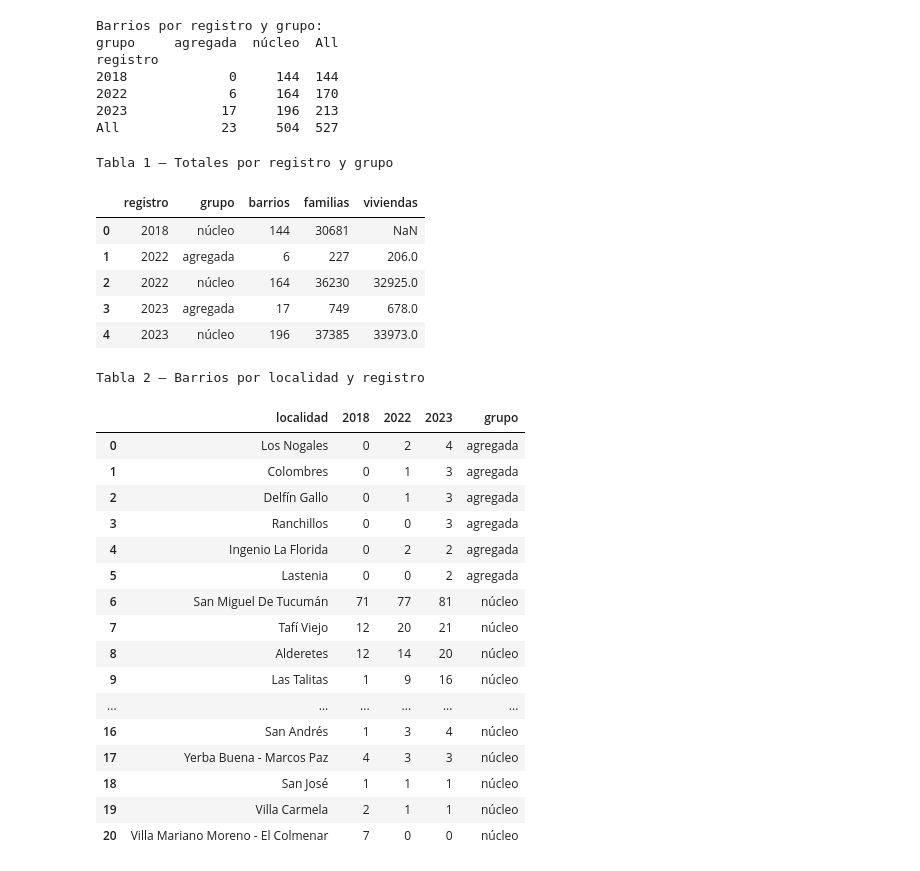
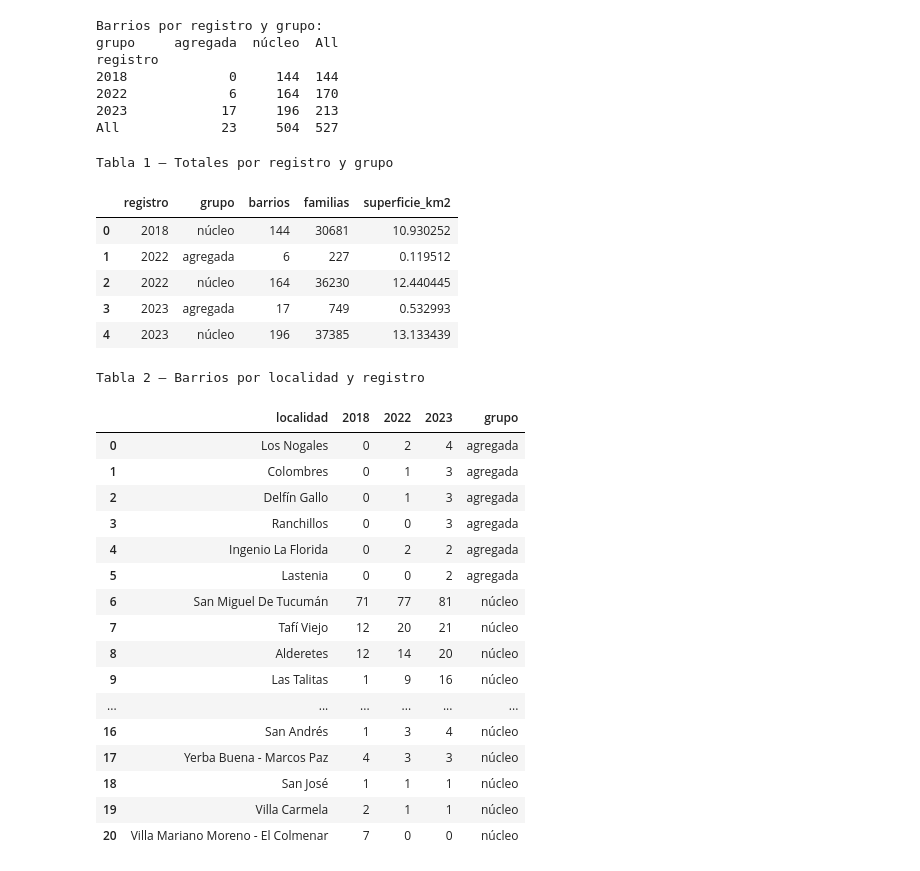
Before and after one commit to Camilamop/RENABAP, a Jupyter notebook: renabap.ipynb, the cells around one changed output. Drawn from its saved outputs; the diff is of its cells as text; code cells hidden in the pictures.

```diff
--- a/renabap.ipynb
+++ b/renabap.ipynb
@@ -689,40 +719,44 @@ from google.colab import data_table
 from IPython.display import display
 
 agg = {"barrios": ("id_renabap", "count"), "familias": ("cant_familias", "sum")}
 if "cant_viviendas" in df.columns:
     agg["viviendas"] = ("cant_viviendas", "sum")
 
+agg = {"barrios": ("id_renabap", "count"),
+       "familias": ("cant_familias", "sum"),
+       "superficie_km2": ("superficie_km2", "sum")}
+
 resumen = df.groupby(["registro", "grupo"]).agg(**agg)
-if "viviendas" in resumen.columns:                     # 2018 no releva viviendas
+if "viviendas" in resumen.columns:
     cobertura = df.groupby("registro")["cant_viviendas"].apply(lambda s: s.notna().any())
     for reg, hay in cobertura.items():
         if not hay:
             resumen.loc[(reg, slice(None)), "viviendas"] = np.nan
 
 # --- Tabla 1: Totales por registro y grupo ---
 tabla_totales = resumen.reset_index()
 print("Tabla 1 — Totales por registro y grupo")
 display(data_table.DataTable(tabla_totales, include_index=False))
 
 # --- Tabla 2: Barrios por localidad y registro ---
 sin_loc = _loc_norm == ""
 pivot_barrios = df[~sin_loc].pivot_table(index="localidad", columns="registro",
                                          values="id_renabap", aggfunc="count", fill_value=0)
 pivot_barrios.columns = [str(c) for c in pivot_barrios.columns]
 pivot_barrios["grupo"] = np.where(pivot_barrios.index.map(normalizar).isin(_agregadas),
                                   "agregada", "núcleo")
 tabla_localidad = pivot_barrios.sort_values(["grupo", pivot_barrios.columns[-2]],
                                             ascending=[True, False]).reset_index()
 print("Tabla 2 — Barrios por localidad y registro")
 display(data_table.DataTable(tabla_localidad, include_index=False))
 # %% [output]
 Tabla 1 — Totales por registro y grupo
-|  | registro | grupo | barrios | familias | viviendas |
-| 0 | 2018 | núcleo | 144 | 30681 | NaN |
-| 1 | 2022 | agregada | 6 | 227 | 206.0 |
-| 2 | 2022 | núcleo | 164 | 36230 | 32925.0 |
-| 3 | 2023 | agregada | 17 | 749 | 678.0 |
-| 4 | 2023 | núcleo | 196 | 37385 | 33973.0 |
+|  | registro | grupo | barrios | familias | superficie_km2 |
+| 0 | 2018 | núcleo | 144 | 30681 | 10.930252 |
+| 1 | 2022 | agregada | 6 | 227 | 0.119512 |
+| 2 | 2022 | núcleo | 164 | 36230 | 12.440445 |
+| 3 | 2023 | agregada | 17 | 749 | 0.532993 |
+| 4 | 2023 | núcleo | 196 | 37385 | 13.133439 |
 Tabla 2 — Barrios por localidad y registro
 |  | localidad | 2018 | 2022 | 2023 | grupo |
 | 0 | Los Nogales | 0 | 2 | 4 | agregada |
```
Also changed, not shown: parts of 7 cells of this notebook.
